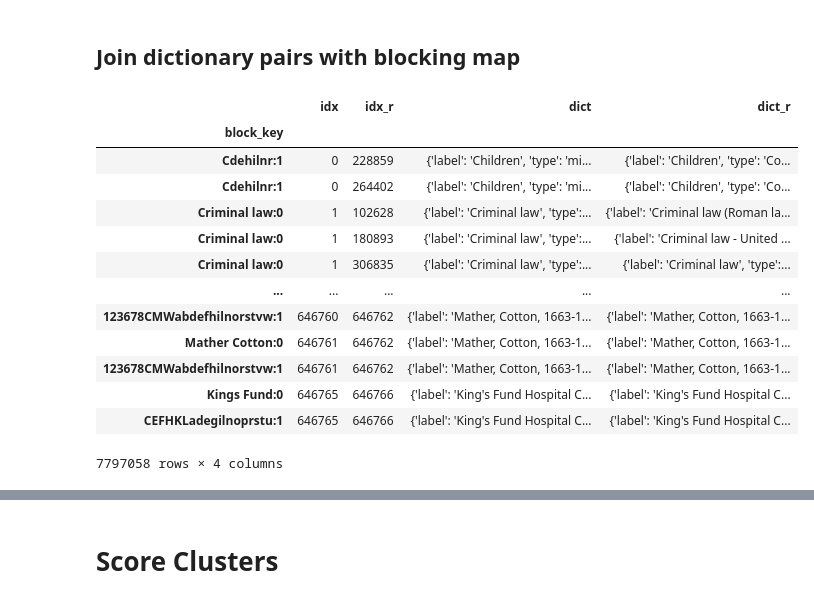
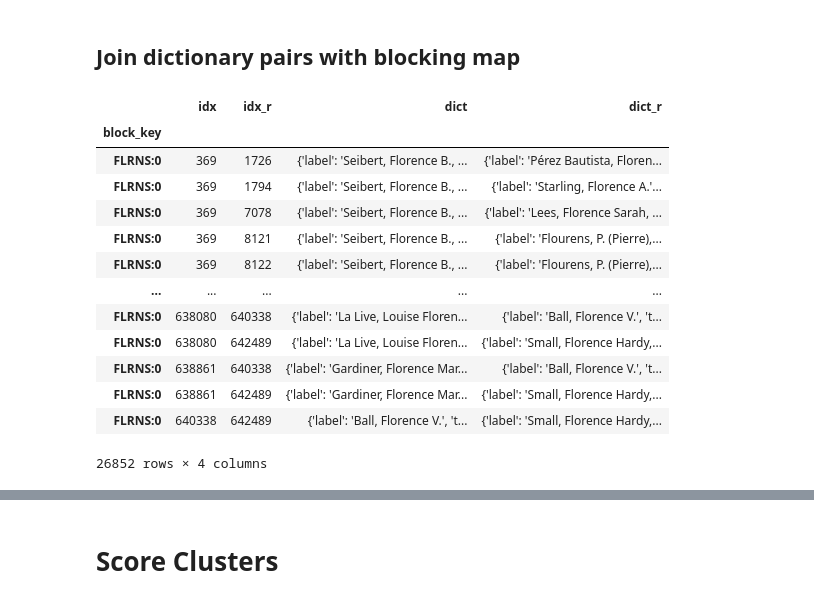
Before and after one commit to danniesim/wc_simd, a Jupyter notebook: notebooks/dn_label_dedupe.ipynb, the cells around one changed output, grey strips where cells are left out. Saved outputs shown, nothing was run; the diff lists cells and outputs as text; code cells hidden in the pictures.

```diff
--- a/notebooks/dn_label_dedupe.ipynb
+++ b/notebooks/dn_label_dedupe.ipynb
@@ -309,0 +363,13 @@ Length: 920565, dtype: int64
+# %%
+# Inner join to filter blocking_map_persons_only with
+# blocking_map_persons_only_group_size_filtered_df
+#
+blocking_map_persons_only_filtered_df = (
+    # blocking_map_persons_only_df[blocking_map_persons_only_df["block_key"].isin(blocking_map_persons_only_group_size_filtered_df["block_key"])]
+    blocking_map_persons_only_df[blocking_map_persons_only_df["block_key"].isin(
+        flo_ntn_blocks_df["block_key"])]
+    [["block_key"]]
+    .reset_index()
+    .set_index("block_key")
+)
+blocking_map_persons_only_filtered_df
@@ -310,8 +420,17 @@ Length: 920565, dtype: int64
 # %% [markdown]
 # Prep dictionary pairs
 # %%
-full_data_df = pd.DataFrame(((idx, dict(label=row["label"], type=row["type"]))
-                            for idx, row in dedup_data.iterrows()), columns=["idx", "dict"])
+full_data_df = pd.DataFrame(
+    ((idx,
+    dict(
+        label=str(
+            row["label"]),
+            type=str(
+                row["type"]))) for idx,
+                row in dedup_data.iterrows()),
+                columns=[
+                    "idx",
+                     "dict"])
 full_data_df.set_index("idx", inplace=True)
 full_data_df
 # %% [output]
@@ -332,28 +451,32 @@ full_data_df
 # %% [markdown]
 ## Join dictionary pairs with blocking map
 # %%
-blocking_result_df = (blocking_map_df
-                      .join(blocking_map_df, rsuffix="_r", on="block_key")
-             .query('idx < idx_r')
-             .join(full_data_df, on="idx")
-             .join(full_data_df, on="idx_r", rsuffix="_r")
-             )
+blocking_result_df = (
+    blocking_map_persons_only_filtered_df.join(
+        blocking_map_persons_only_filtered_df,
+        rsuffix="_r",
+        on="block_key") .query('idx < idx_r') .join(
+            full_data_df,
+            on="idx") .join(
+                full_data_df,
+                on="idx_r",
+                 rsuffix="_r") )
 blocking_result_df
 # %% [output]
 |  | idx | idx_r | dict | dict_r |
 | block_key |  |  |  |  |
-| Cdehilnr:1 | 0 | 228859 | {'label': 'Children', 'type': 'mi... | {'label': 'Children', 'type': 'Co... |
-| Cdehilnr:1 | 0 | 264402 | {'label': 'Children', 'type': 'mi... | {'label': 'Children', 'type': 'Co... |
-| Criminal law:0 | 1 | 102628 | {'label': 'Criminal law', 'type':... | {'label': 'Criminal law (Roman la... |
-| Criminal law:0 | 1 | 180893 | {'label': 'Criminal law', 'type':... | {'label': 'Criminal law - United ... |
-| Criminal law:0 | 1 | 306835 | {'label': 'Criminal law', 'type':... | {'label': 'Criminal law', 'type':... |
+| FLRNS:0 | 369 | 1726 | {'label': 'Seibert, Florence B., ... | {'label': 'Pérez Bautista, Floren... |
+| FLRNS:0 | 369 | 1794 | {'label': 'Seibert, Florence B., ... | {'label': 'Starling, Florence A.'... |
+| FLRNS:0 | 369 | 7078 | {'label': 'Seibert, Florence B., ... | {'label': 'Lees, Florence Sarah, ... |
+| FLRNS:0 | 369 | 8121 | {'label': 'Seibert, Florence B., ... | {'label': 'Flourens, P. (Pierre),... |
+| FLRNS:0 | 369 | 8122 | {'label': 'Seibert, Florence B., ... | {'label': 'Flourens, P. (Pierre),... |
 | ... | ... | ... | ... | ... |
-| 123678CMWabdefhilnorstvw:1 | 646760 | 646762 | {'label': 'Mather, Cotton, 1663-1... | {'label': 'Mather, Cotton, 1663-1... |
-| Mather Cotton:0 | 646761 | 646762 | {'label': 'Mather, Cotton, 1663-1... | {'label': 'Mather, Cotton, 1663-1... |
-| 123678CMWabdefhilnorstvw:1 | 646761 | 646762 | {'label': 'Mather, Cotton, 1663-1... | {'label': 'Mather, Cotton, 1663-1... |
-| Kings Fund:0 | 646765 | 646766 | {'label': 'King's Fund Hospital C... | {'label': 'King's Fund Hospital C... |
-| CEFHKLadegilnoprstu:1 | 646765 | 646766 | {'label': 'King's Fund Hospital C... | {'label': 'King's Fund Hospital C... |
+| FLRNS:0 | 638080 | 640338 | {'label': 'La Live, Louise Floren... | {'label': 'Ball, Florence V.', 't... |
+| FLRNS:0 | 638080 | 642489 | {'label': 'La Live, Louise Floren... | {'label': 'Small, Florence Hardy,... |
+| FLRNS:0 | 638861 | 640338 | {'label': 'Gardiner, Florence Mar... | {'label': 'Ball, Florence V.', 't... |
+| FLRNS:0 | 638861 | 642489 | {'label': 'Gardiner, Florence Mar... | {'label': 'Small, Florence Hardy,... |
+| FLRNS:0 | 640338 | 642489 | {'label': 'Ball, Florence V.', 't... | {'label': 'Small, Florence Hardy,... |
-7797058 rows × 4 columns
+26852 rows × 4 columns
 # %%
 blocking_result_df.to_parquet("../data/dn_labels_blocking_map.parquet", index=True)
 # %%
```
Also changed, not shown: parts of 62 cells of this notebook, 4 other files.
